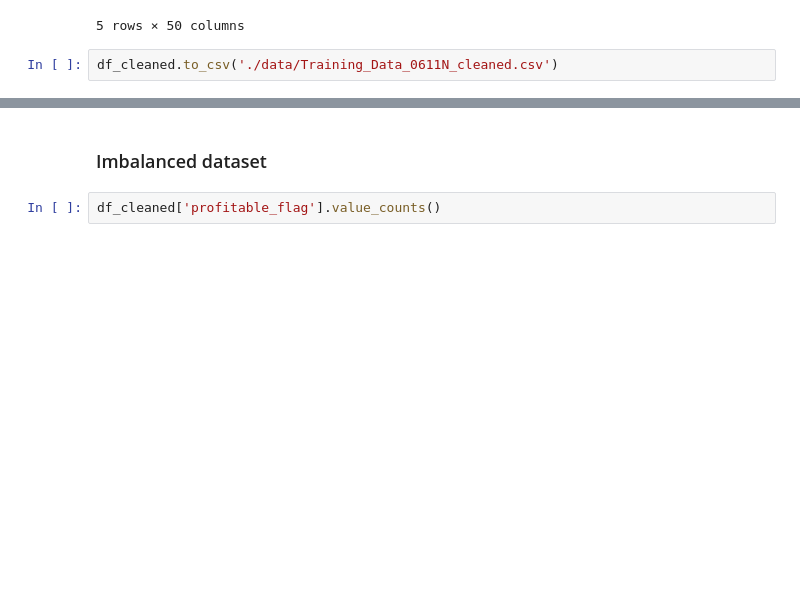
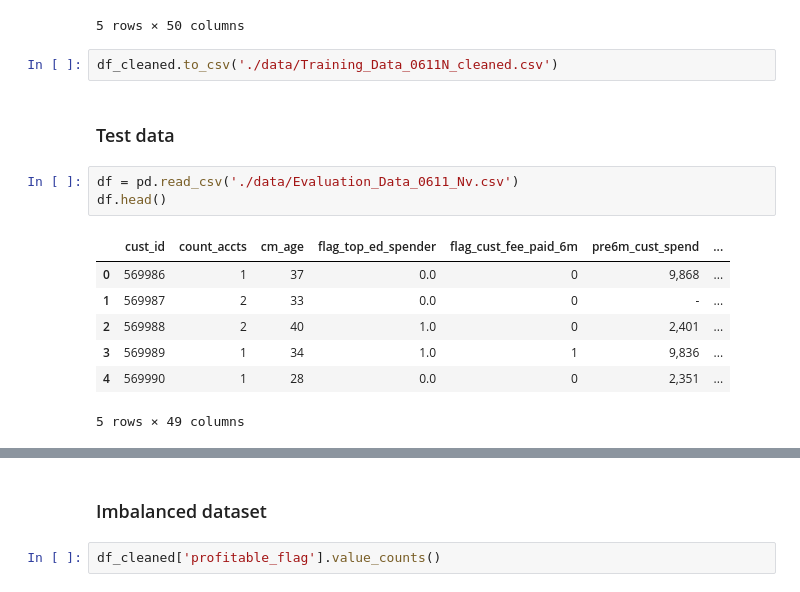
Before and after one commit to gsunit/Amex-Analyse-This-IITK, a Jupyter notebook: data-visualization.ipynb, the cells around one changed output, grey strips where cells are left out. Drawn from its saved outputs; the diff is of its cells as text; blank space fills up the shorter version.

```diff
--- a/data-visualization.ipynb
+++ b/data-visualization.ipynb
@@ -145,3 +145,16 @@ df_cleaned.head()
 5 rows × 50 columns
 # %%
 df_cleaned.to_csv('./data/Training_Data_0611N_cleaned.csv')
+# %% [markdown]
+### Test data
+# %%
+df = pd.read_csv('./data/Evaluation_Data_0611_Nv.csv')
+df.head()
+# %% [output]
+|  | cust_id | count_accts | cm_age | flag_top_ed_spender | flag_cust_fee_paid_6m | pre6m_cust_spend | ... |
+| 0 | 569986 | 1 | 37 | 0.0 | 0 | 9,868 | ... |
+| 1 | 569987 | 2 | 33 | 0.0 | 0 | - | ... |
+| 2 | 569988 | 2 | 40 | 1.0 | 0 | 2,401 | ... |
+| 3 | 569989 | 1 | 34 | 1.0 | 1 | 9,836 | ... |
+| 4 | 569990 | 1 | 28 | 0.0 | 0 | 2,351 | ... |
+5 rows × 49 columns
```
Also changed, not shown: parts of 6 cells of this notebook, 2 other files.
